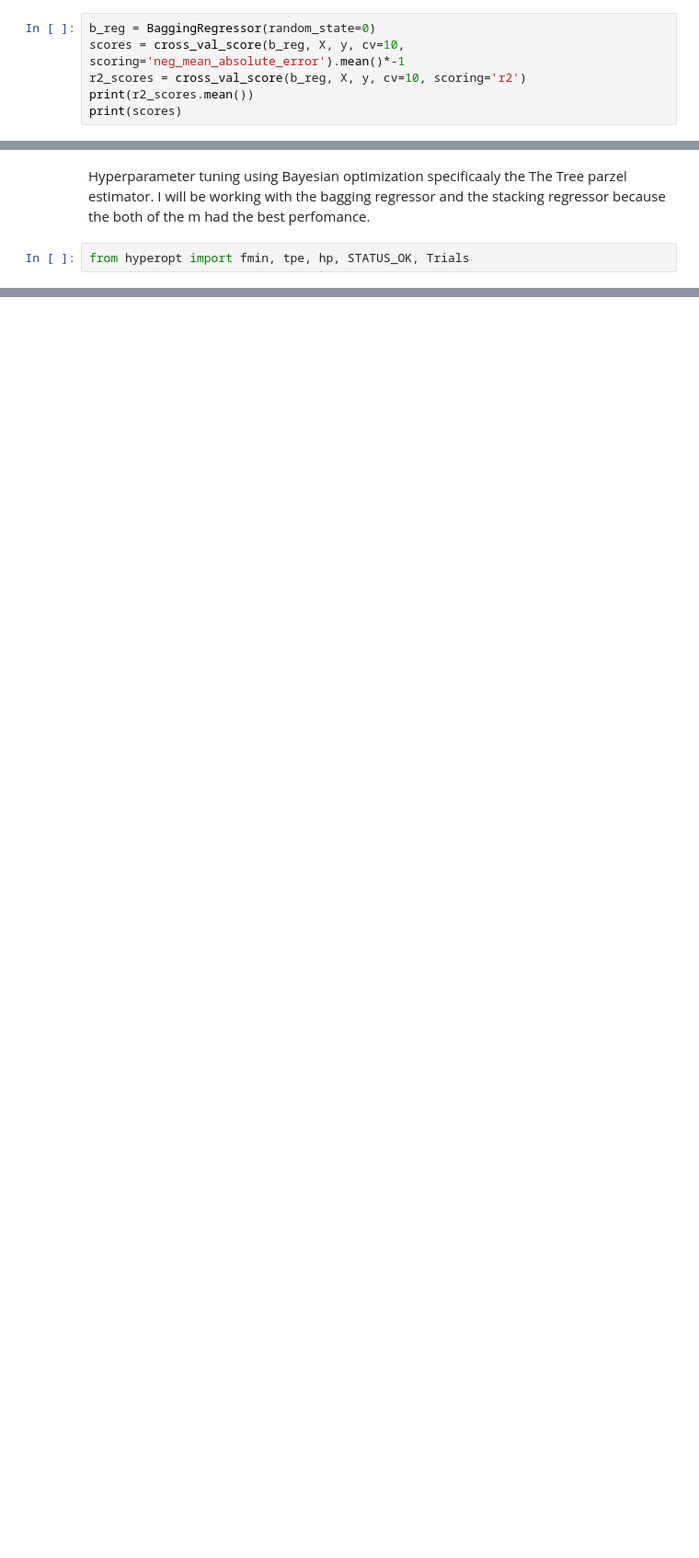
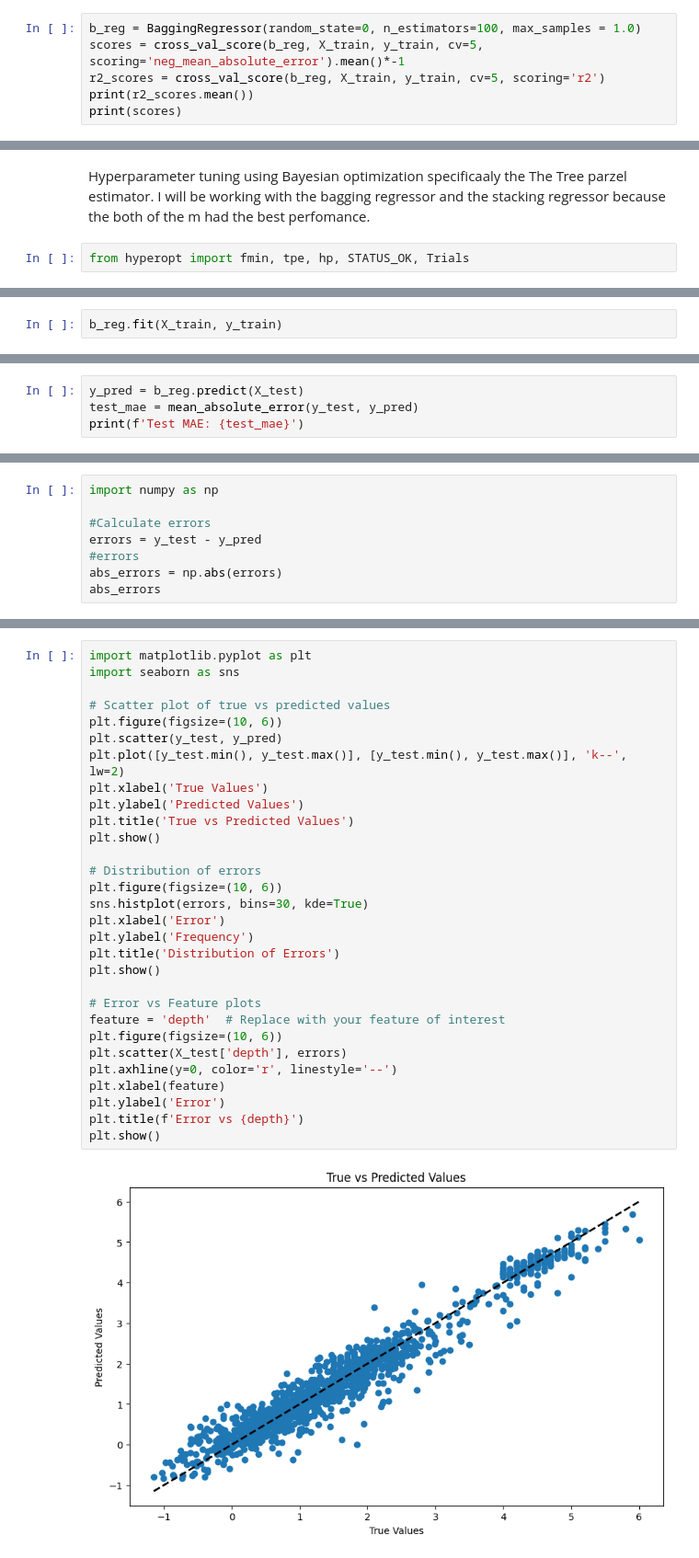
Before and after one commit to Mercymerine/Machine_Learning_1, a Jupyter notebook: cap_earthquake.ipynb, the cells around one changed output, grey strips where cells are left out. Shown at 92% size. Cells and saved outputs as stored; diff of their text form; blank space fills up the shorter version.

```diff
--- a/cap_earthquake.ipynb
+++ b/cap_earthquake.ipynb
@@ -880,9 +877,9 @@ print(best_score * -1)
 # %% [markdown]
 **BaggingRegressor**
 # %%
-b_reg = BaggingRegressor(random_state=0)
-scores = cross_val_score(b_reg, X, y, cv=10, scoring='neg_mean_absolute_error').mean()*-1
-r2_scores = cross_val_score(b_reg, X, y, cv=10, scoring='r2')
+b_reg = BaggingRegressor(random_state=0, n_estimators=100, max_samples = 1.0)
+scores = cross_val_score(b_reg, X_train, y_train, cv=5, scoring='neg_mean_absolute_error').mean()*-1
+r2_scores = cross_val_score(b_reg, X_train, y_train, cv=5, scoring='r2')
 print(r2_scores.mean())
 print(scores)
 # %% [output]
@@ -949,0 +949,2 @@ best = fmin(
+# %%
+b_reg.fit(X_train, y_train)
@@ -949,0 +953,4 @@ best = fmin(
+# %%
+y_pred = b_reg.predict(X_test)
+test_mae = mean_absolute_error(y_test, y_pred)
+print(f'Test MAE: {test_mae}')
@@ -949,0 +959,8 @@ best = fmin(
+# %%
+import numpy as np
+
+#Calculate errors
+errors = y_test - y_pred
+#errors
+abs_errors = np.abs(errors)
+abs_errors
@@ -949,0 +1014,32 @@ best = fmin(
+# %%
+import matplotlib.pyplot as plt
+import seaborn as sns
+
+# Scatter plot of true vs predicted values
+plt.figure(figsize=(10, 6))
+plt.scatter(y_test, y_pred)
+plt.plot([y_test.min(), y_test.max()], [y_test.min(), y_test.max()], 'k--', lw=2)
+plt.xlabel('True Values')
+plt.ylabel('Predicted Values')
+plt.title('True vs Predicted Values')
+plt.show()
+
+# Distribution of errors
+plt.figure(figsize=(10, 6))
+sns.histplot(errors, bins=30, kde=True)
+plt.xlabel('Error')
+plt.ylabel('Frequency')
+plt.title('Distribution of Errors')
+plt.show()
+
+# Error vs Feature plots
+feature = 'depth'  # Replace with your feature of interest
+plt.figure(figsize=(10, 6))
+plt.scatter(X_test['depth'], errors)
+plt.axhline(y=0, color='r', linestyle='--')
+plt.xlabel(feature)
+plt.ylabel('Error')
+plt.title(f'Error vs {depth}')
+plt.show()
+# %% [output]
+[figure, added]
```
Also changed, not shown: parts of 22 cells of this notebook.
